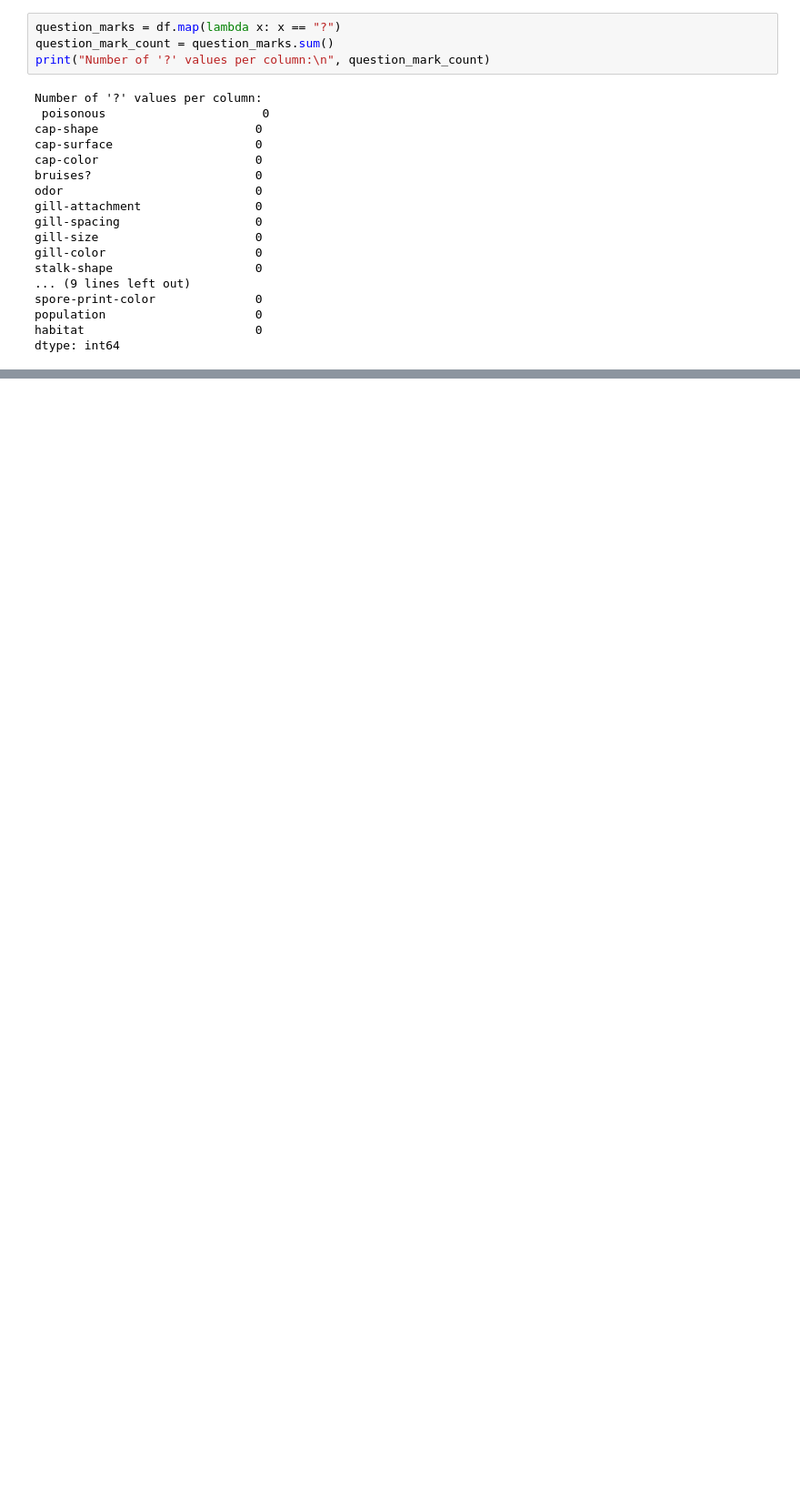
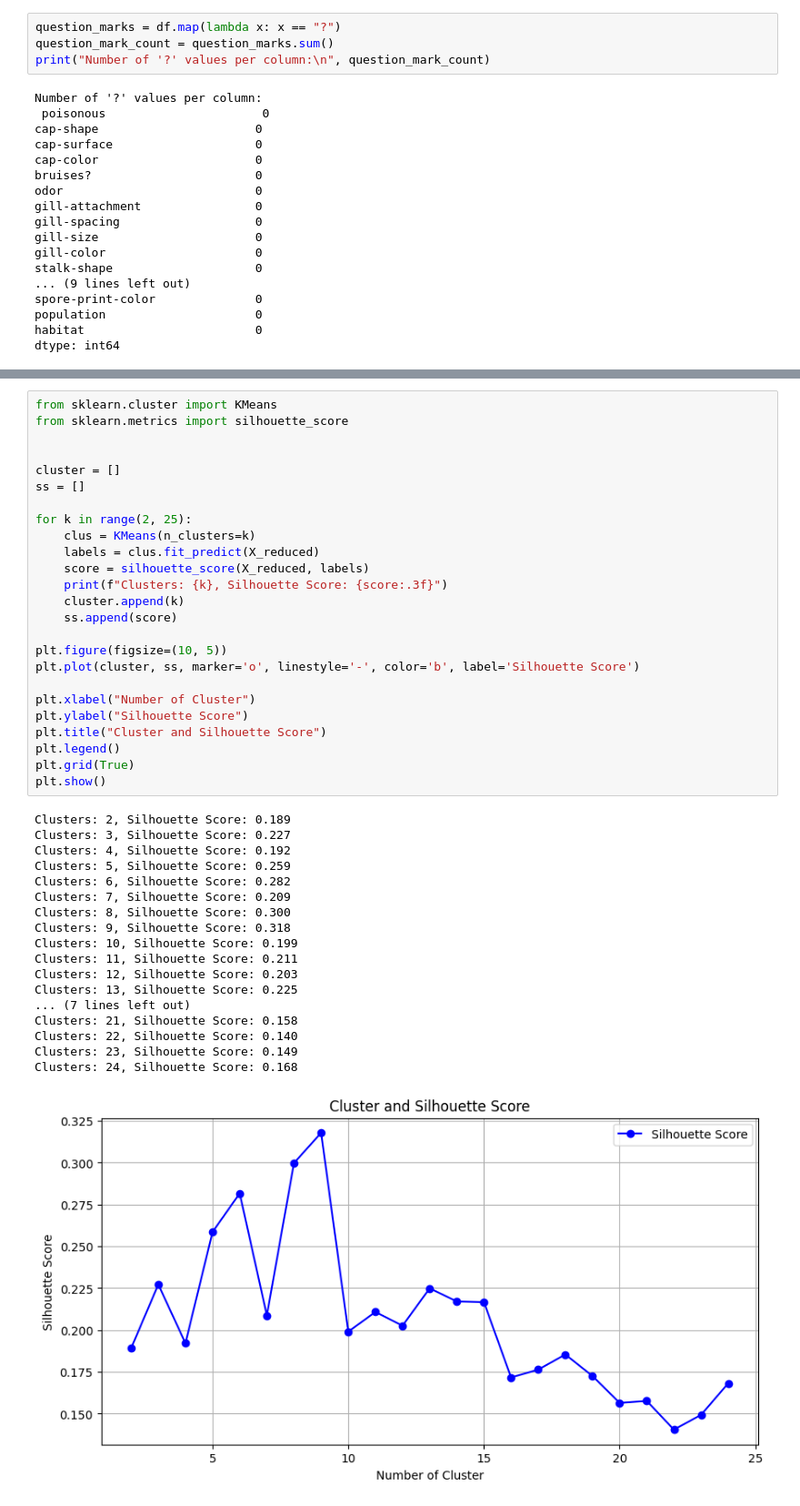
Before and after one commit to JoonghyunAn/ece-5464, a Jupyter notebook: project_5/project_5.ipynb, the cells around one changed output, grey strips where cells are left out. Shown: that part at 91% size. Saved outputs shown, nothing was run; the diff lists cells and outputs as text; blank space fills up the shorter version.

```diff
--- a/project_5/project_5.ipynb
+++ b/project_5/project_5.ipynb
@@ -161 +109,45 @@ X_reduced = pca.fit_transform(X)
+# %%
+from sklearn.cluster import KMeans
+from sklearn.metrics import silhouette_score
+
+
+cluster = []
+ss = []
+
+for k in range(2, 25):
+    clus = KMeans(n_clusters=k)
+    labels = clus.fit_predict(X_reduced)
+    score = silhouette_score(X_reduced, labels)
+    print(f"Clusters: {k}, Silhouette Score: {score:.3f}")
+    cluster.append(k)
+    ss.append(score)
+
+plt.figure(figsize=(10, 5))
+plt.plot(cluster, ss, marker='o', linestyle='-', color='b', label='Silhouette Score')
+
+plt.xlabel("Number of Cluster")
+plt.ylabel("Silhouette Score")
+plt.title("Cluster and Silhouette Score")
+plt.legend()
+plt.grid(True)
+plt.show()
+# %% [output]
+Clusters: 2, Silhouette Score: 0.189
+Clusters: 3, Silhouette Score: 0.227
+Clusters: 4, Silhouette Score: 0.192
+Clusters: 5, Silhouette Score: 0.259
+Clusters: 6, Silhouette Score: 0.282
+Clusters: 7, Silhouette Score: 0.209
+Clusters: 8, Silhouette Score: 0.300
+Clusters: 9, Silhouette Score: 0.318
+Clusters: 10, Silhouette Score: 0.199
+Clusters: 11, Silhouette Score: 0.211
+Clusters: 12, Silhouette Score: 0.203
+Clusters: 13, Silhouette Score: 0.225
+... (7 lines left out)
+Clusters: 21, Silhouette Score: 0.158
+Clusters: 22, Silhouette Score: 0.140
+Clusters: 23, Silhouette Score: 0.149
+Clusters: 24, Silhouette Score: 0.168
+[figure, added]
 # %%
```
Also changed, not shown: parts of 13 cells of this notebook.
